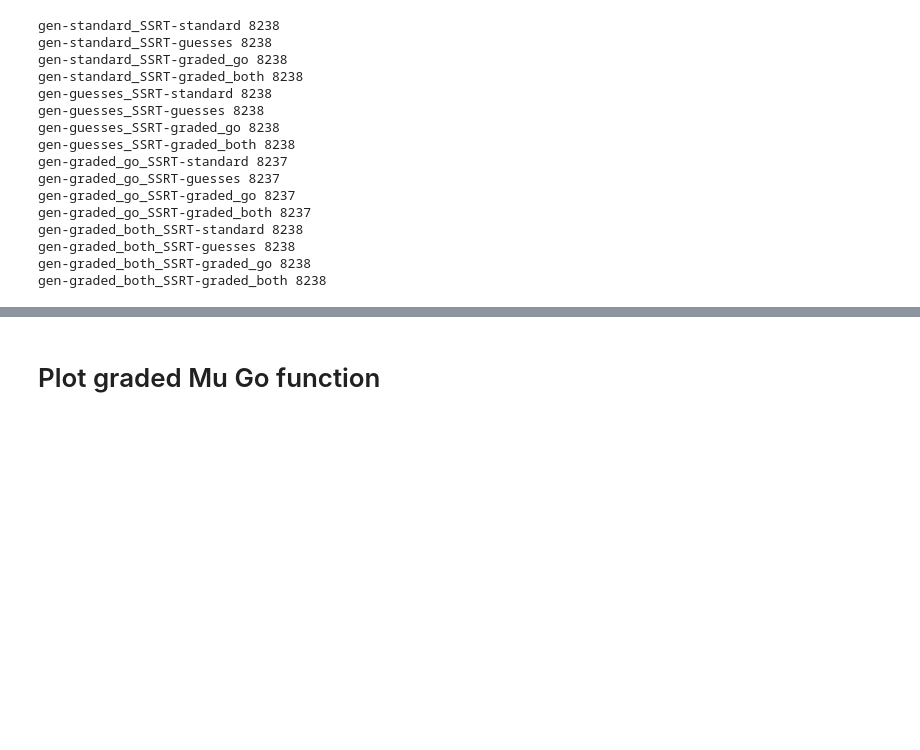
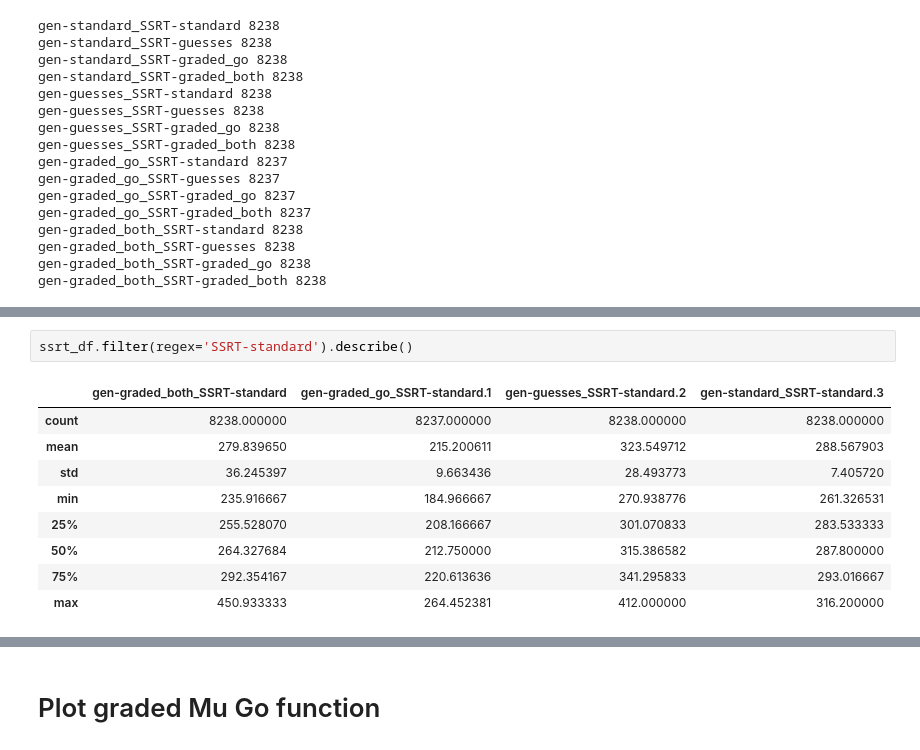
Before and after one commit to henrymj/ABCD_simulations, a Jupyter notebook: 1display_results_SSRTscale-0-RTscale-0.ipynb, the cells around one changed output, grey strips where cells are left out. Saved outputs shown, nothing was run; the diff lists cells and outputs as text; blank space fills up the shorter version.

```diff
--- a/1display_results_SSRTscale-0-RTscale-0.ipynb
+++ b/1display_results_SSRTscale-0-RTscale-0.ipynb
@@ -333,0 +346,12 @@ gen-graded_both_SSRT-graded_both 8238
+# %%
+ssrt_df.filter(regex='SSRT-standard').describe()
+# %% [output]
+|  | gen-graded_both_SSRT-standard | gen-graded_go_SSRT-standard.1 | gen-guesses_SSRT-standard.2 | gen-standard_SSRT-standard.3 |
+| count | 8238.000000 | 8237.000000 | 8238.000000 | 8238.000000 |
+| mean | 279.839650 | 215.200611 | 323.549712 | 288.567903 |
+| std | 36.245397 | 9.663436 | 28.493773 | 7.405720 |
+| min | 235.916667 | 184.966667 | 270.938776 | 261.326531 |
+| 25% | 255.528070 | 208.166667 | 301.070833 | 283.533333 |
+| 50% | 264.327684 | 212.750000 | 315.386582 | 287.800000 |
+| 75% | 292.354167 | 220.613636 | 341.295833 | 293.016667 |
+| max | 450.933333 | 264.452381 | 412.000000 | 316.200000 |
```
Also changed, not shown: parts of 2 cells of this notebook, 3 other files.
